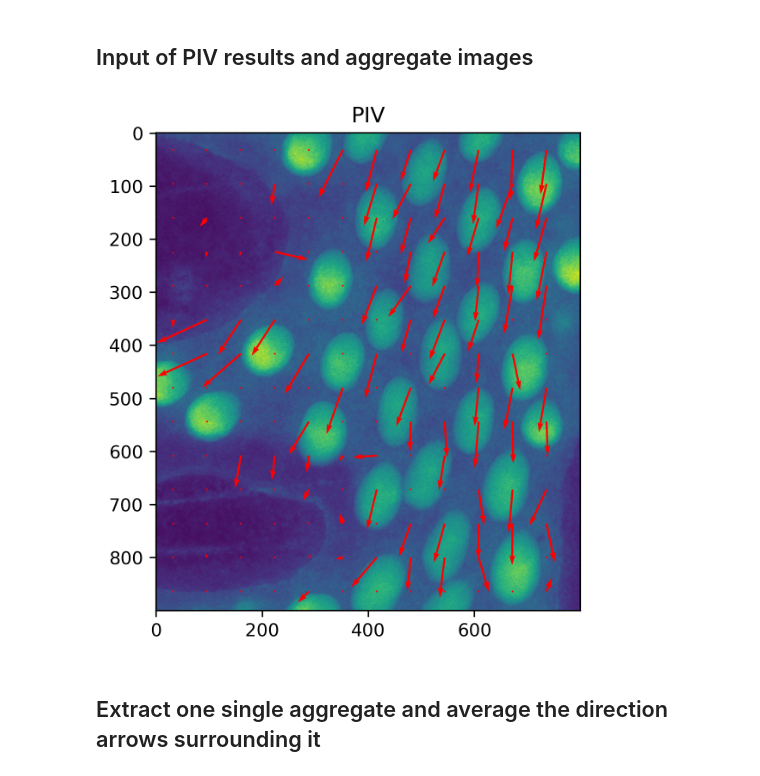
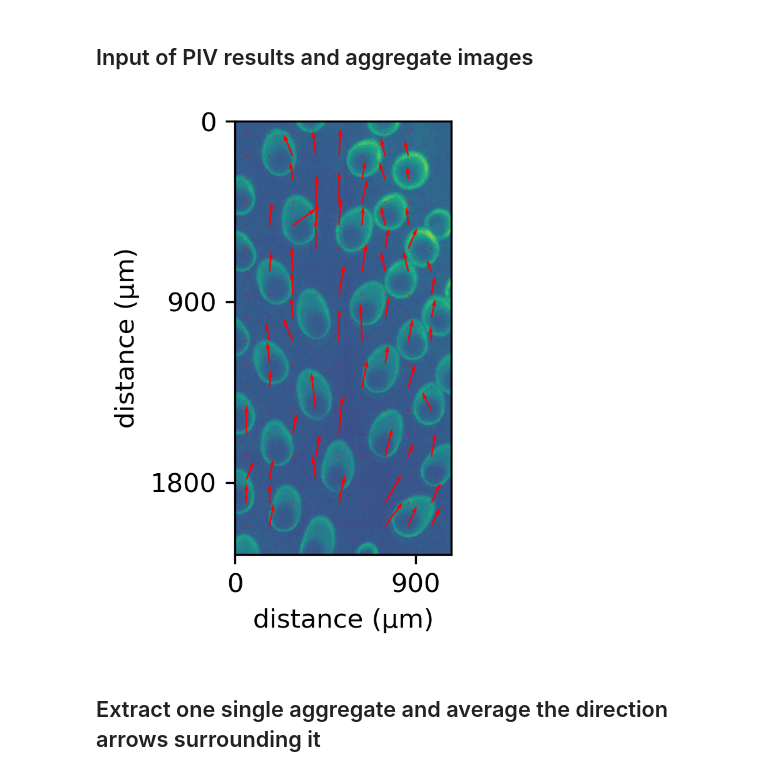
Before and after one commit to rzhou-space/PIV_analysis_headon_data, a Jupyter notebook: Code(cleaned)/RedBeads/PIV_postprocessing(edited).ipynb, the cells around one changed output. Drawn from its saved outputs; the diff is of its cells as text; code cells hidden in the pictures.

```diff
--- a/Code(cleaned)/RedBeads/PIV_postprocessing(edited).ipynb
+++ b/Code(cleaned)/RedBeads/PIV_postprocessing(edited).ipynb
@@ -18,7 +20,7 @@ from scipy.ndimage import median_filter
 #     ygrid = h5f["ygrid"][:]
 # %%
 # Alternative: Open .h5 file containing piv results. (if files were stored saperatly)
-h5_file_path = "F:/PhD_Franziska/Headon/RedBeads/piv_cut1(2)/subregion_all_frame/"
+h5_file_path = "F:/PhD_Franziska/Headon/RedBeads/GFP_skin/PIV_results_all_frame(frame_dist=5)/"
 with h5py.File(h5_file_path+"U_matrix", "r") as h5f:
     U = h5f["matrix"][:] # shape: frame, rows, columns
 
@@ -35,25 +37,31 @@ with h5py.File(h5_file_path+"ygrid_matrix", "r") as h5f:
     ygrid = h5f["matrix"][:]
 # %%
 # open .h5 file for aggregate images and original red beads images
-aggregate_file_path = "F:/PhD_Franziska/Headon/RedBeads/subregion_cut1(2).h5"
+aggregate_file_path = "F:/PhD_Franziska/Headon/RedBeads/GFP_skin/subregion_Epithelial_mesenchyme_recombinations_scene 2_cropped.h5"
+
 with h5py.File(aggregate_file_path, "r") as h5f:
     aggregate = h5f["green"][:]
     red_beads = h5f["red"][:]
 # %%
 # Visualise the PIV results for a certain time point.
-t = 110
+t = 105
+pxl_conversion = 1.8
 
-plt.figure(dpi=300)
+plt.figure(figsize=(3, 3), dpi=300)
 
-plt.title("PIV")
 plt.imshow(aggregate[300])
-plt.quiver(ygrid[t], xgrid[t], U[t], -V[t], color = "red")
+plt.quiver(ygrid[t], xgrid[t], U[t], -V[t], color = "red", width=0.007)
 # # Highlight the reference polarisation vector (manually determined).
 # plt.quiver([280], [950], [3], [28], color="white") # center in x, y coordinate!
 # plt.quiver([480], [1100], [7], [10], color="white")
+plt.xticks([0, 500], (np.array([0, 500])*pxl_conversion).astype(int))
+plt.xlabel("distance (μm)")
+plt.yticks([0, 500, 1000], (np.array([0, 500, 1000])*pxl_conversion).astype(int))
+plt.ylabel("distance (μm)")
+#plt.savefig("epithelium_mesenchyme_recombination_frame105.svg", format="svg")
 plt.show()
 # %% [output]
-[figure, old version]
+[figure, new version]
 # %% [markdown]
 ## Extract one single aggregate and average the direction arrows surrounding it
 # %%
```
Also changed, not shown: parts of 16 cells of this notebook, 1 other file.
